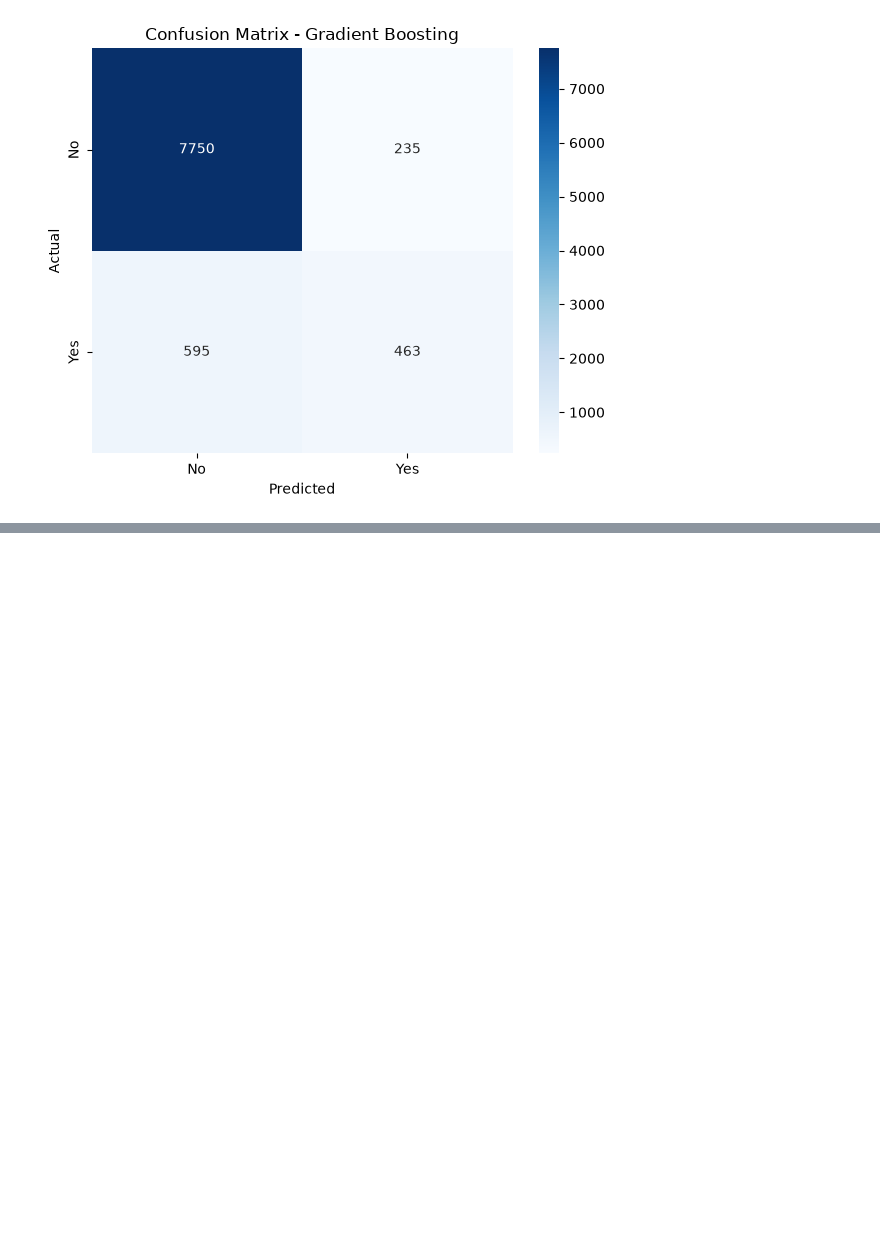
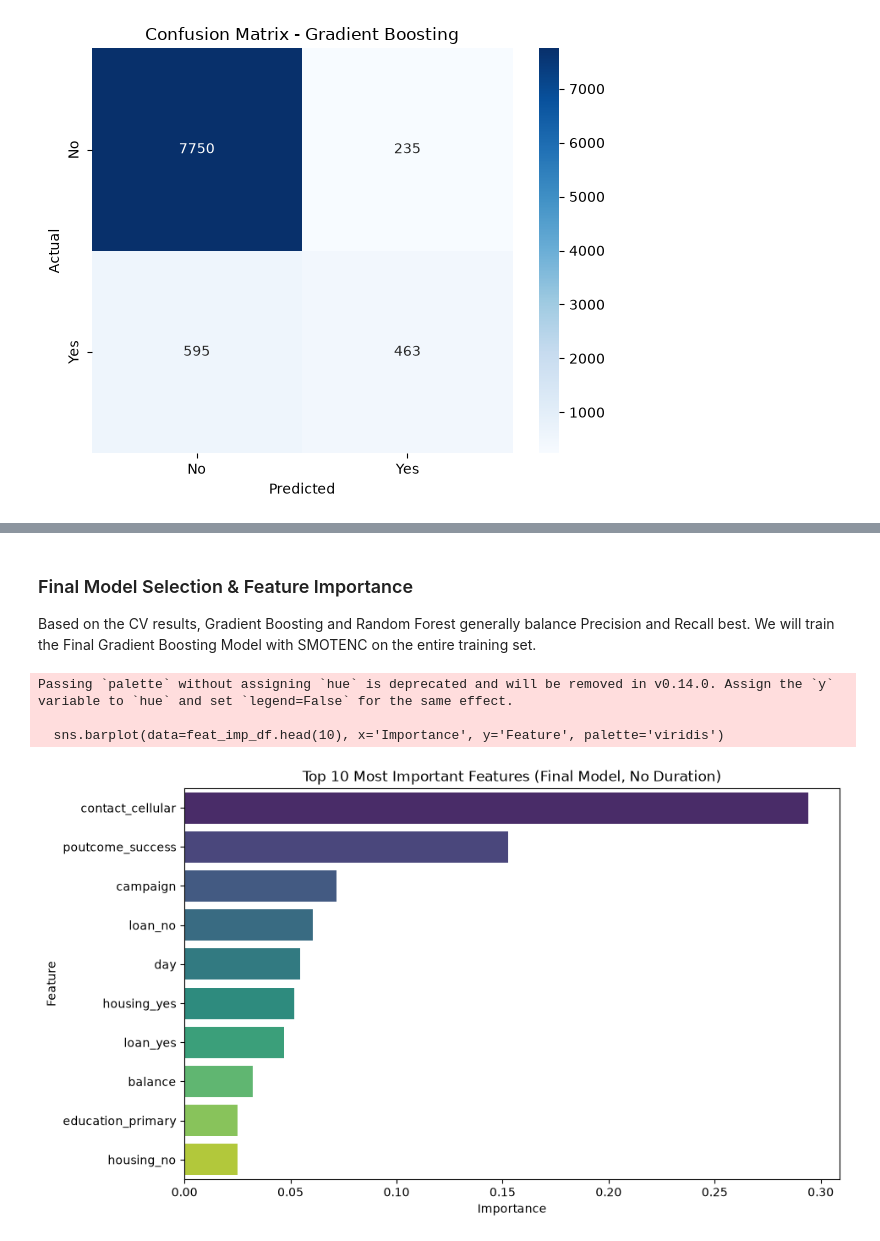
Before and after one commit to RiteshJadhav283/Bank_Term_Deposit_Prediction, a Jupyter notebook: src/term_Deposit_Prediction.ipynb, the cells around one changed output, grey strips where cells are left out. Cells and saved outputs as stored; diff of their text form; code cells hidden in the pictures; blank space fills up the shorter version.

```diff
--- a/src/term_Deposit_Prediction.ipynb
+++ b/src/term_Deposit_Prediction.ipynb
@@ -912,0 +782,20 @@ Ready for Streamlit Deployment!
+# %%
+# Drop 'duration' from the dataset
+X_real = X.drop(columns=['duration'])
+numeric_features_real = [f for f in numeric_features if f != 'duration']
+
+# Stratified Split (Point 5 fix: add stratify=y)
+X_train_real, X_test_real, y_train_real, y_test_real = train_test_split(
+    X_real,
+    y,
+    test_size=0.20,
+    random_state=67,
+    stratify=y
+)
+
+preprocessor_real = ColumnTransformer(
+    transformers=[
+        ("numerical", StandardScaler(), numeric_features_real),
+        ("categorical", OneHotEncoder(handle_unknown="ignore"), categorical_features)
+    ]
+)
@@ -912,0 +844,39 @@ Ready for Streamlit Deployment!
+# %% [markdown]
+### Final Model Selection & Feature Importance
+Based on the CV results, Gradient Boosting and Random Forest generally balance Precision and Recall best. We will train the Final Gradient Boosting Model with SMOTENC on the entire training set.
+# %%
+# Train final model on full train set
+final_pipeline = ImbPipeline(
+    steps=[
+        ("smotenc", smotenc_real),
+        ("preprocessor", preprocessor_real),
+        ("model", GradientBoostingClassifier(random_state=67))
+    ]
+)
+final_pipeline.fit(X_train_real, y_train_real)
+
+# Extract Feature Importances from final model
+final_model_step = final_pipeline.named_steps["model"]
+importances = final_model_step.feature_importances_
+
+cat_encoder = final_pipeline.named_steps['preprocessor'].named_transformers_['categorical']
+try:
+    cat_features_out = cat_encoder.get_feature_names_out(categorical_features)
+except:
+    cat_features_out = cat_encoder.get_feature_names(categorical_features)
+
+feature_names_real = list(numeric_features_real) + list(cat_features_out)
+feat_imp_df = pd.DataFrame({'Feature': feature_names_real, 'Importance': importances}).sort_values(by='Importance', ascending=False)
+
+import matplotlib.pyplot as plt
+import seaborn as sns
+
+plt.figure(figsize=(10, 6))
+sns.barplot(data=feat_imp_df.head(10), x='Importance', y='Feature', palette='viridis')
+plt.title("Top 10 Most Important Features (Final Model, No Duration)")
+plt.show()
+# %% [output]
+Passing `palette` without assigning `hue` is deprecated and will be removed in v0.14.0. Assign the `y` variable to `hue` and set `legend=False` for the same effect.
+
+  sns.barplot(data=feat_imp_df.head(10), x='Importance', y='Feature', palette='viridis')
+[figure, added]
```
Also changed, not shown: parts of 28 cells of this notebook, 2 other files.
